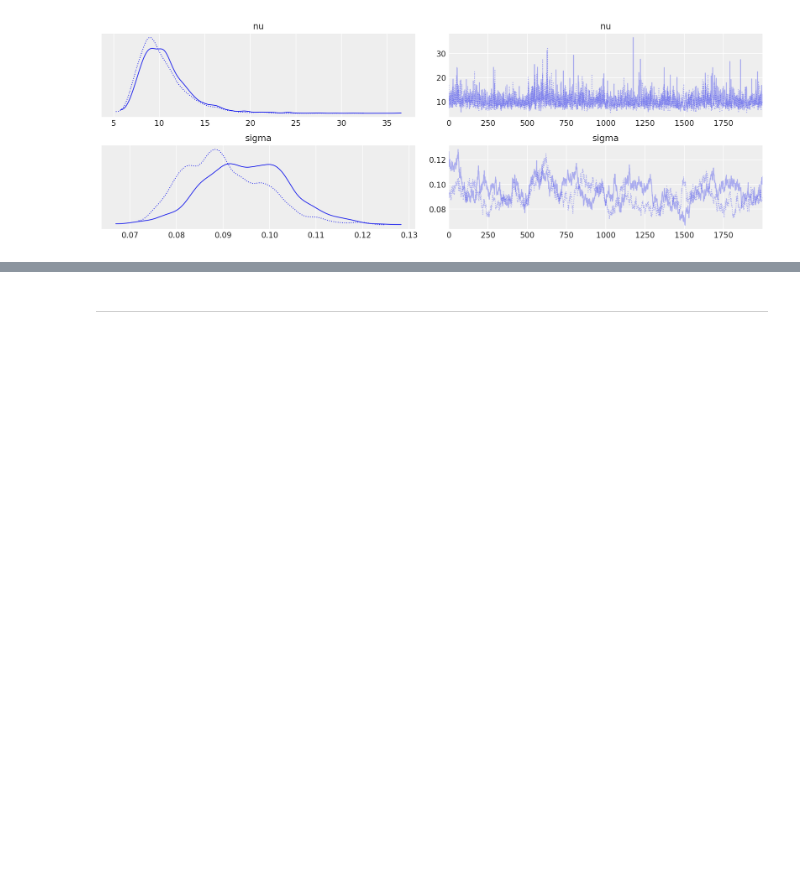
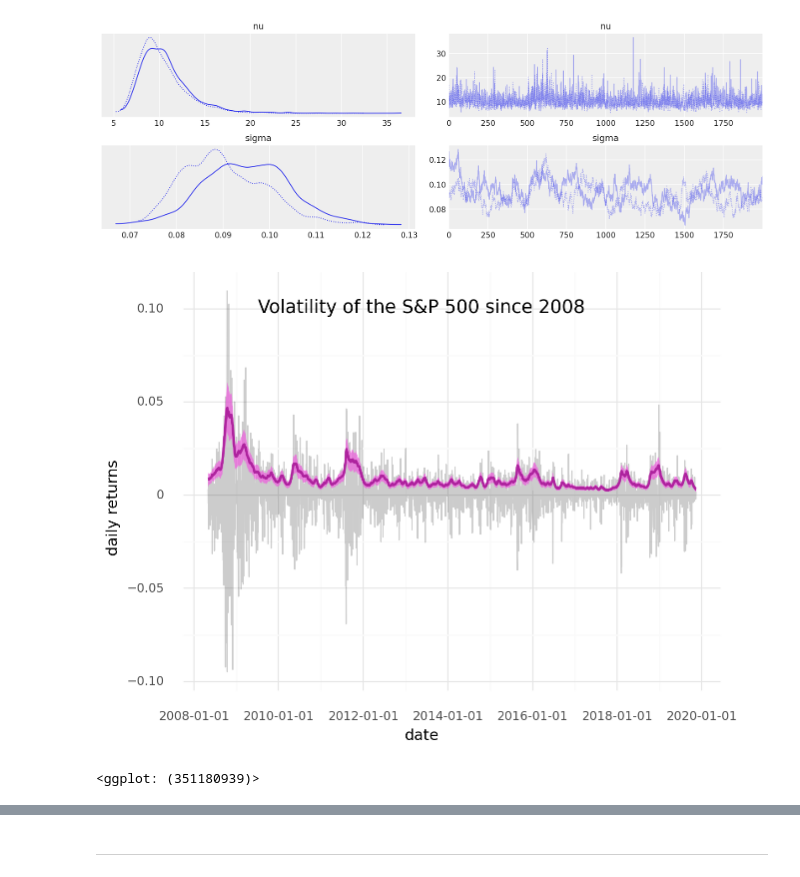
Before and after one commit to jhrcook/pymc3-tutorials, a Jupyter notebook: 001_getting-started-with-pymc3.ipynb, the cells around one changed output, grey strips where cells are left out. Saved outputs shown, nothing was run; the diff lists cells and outputs as text; code cells hidden in the pictures; blank space fills up the shorter version.

```diff
--- a/001_getting-started-with-pymc3.ipynb
+++ b/001_getting-started-with-pymc3.ipynb
@@ -171,3 +171,25 @@ plt.show()
 0, dim: date, 2906 =? 2906
 0, dim: date, 2906 =? 2906
 [figure]
+# %%
+volatility_post = 1 / np.exp(trace["s", ::5].T)
+volatility_post_hdi = az.hdi(volatility_post.T, hdi_prob=0.89)
+plot_data = returns.copy()
+plot_data["volatility"] = volatility_post.mean(axis=1)
+plot_data["volatility_lower"] = volatility_post_hdi[:, 0]
+plot_data["volatility_high"] = volatility_post_hdi[:, 1]
+
+(
+    gg.ggplot(plot_data, gg.aes(x="Date"))
+    + gg.geom_line(gg.aes(y="change"), alpha=0.2, size=0.5)
+    + gg.geom_ribbon(
+        gg.aes(ymin="volatility_lower", ymax="volatility_high"),
+        alpha=0.7,
+        fill="#EF5BDE",
+    )
+    + gg.geom_line(gg.aes(y="volatility"), alpha=0.8, color="#A10D90", size=1)
+    + gg.labs(x="date", y="daily returns", title="Volatility of the S&P 500 since 2008")
+)
+# %% [output]
+[figure, added]
+<ggplot: (351180939)>
```
Also changed, not shown: parts of 15 cells of this notebook, 4 other files.
